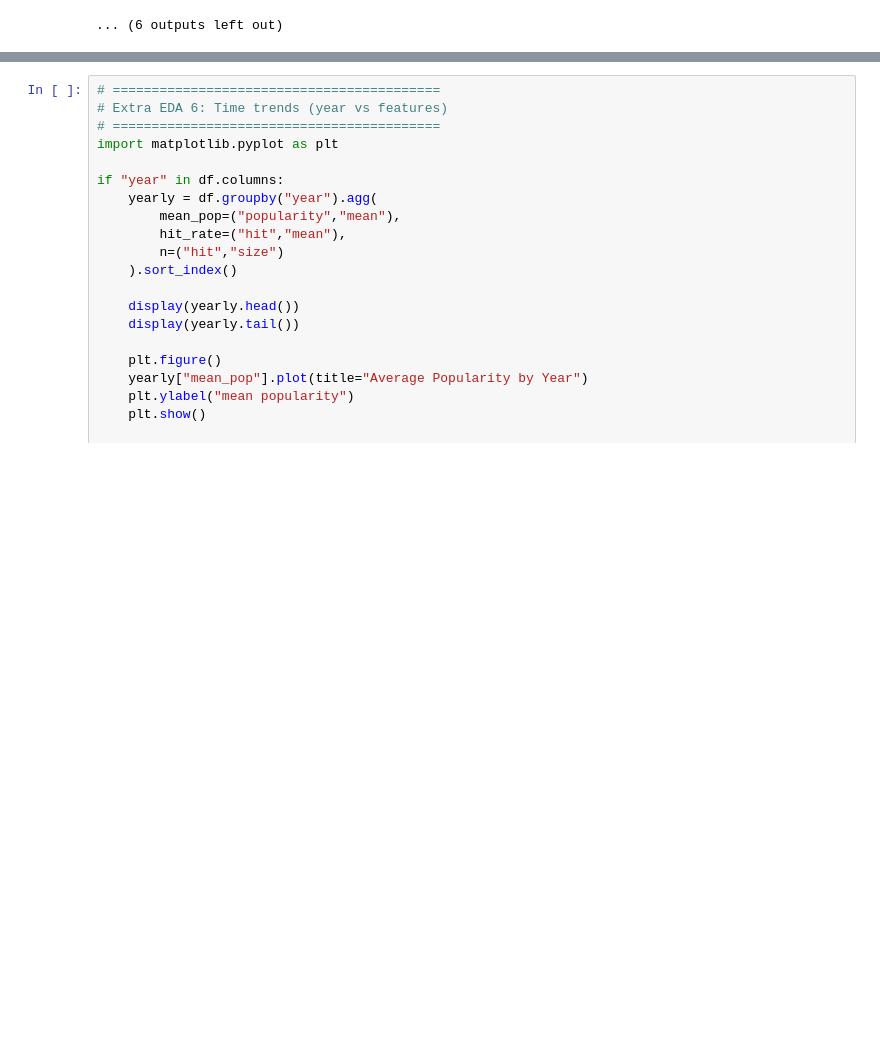
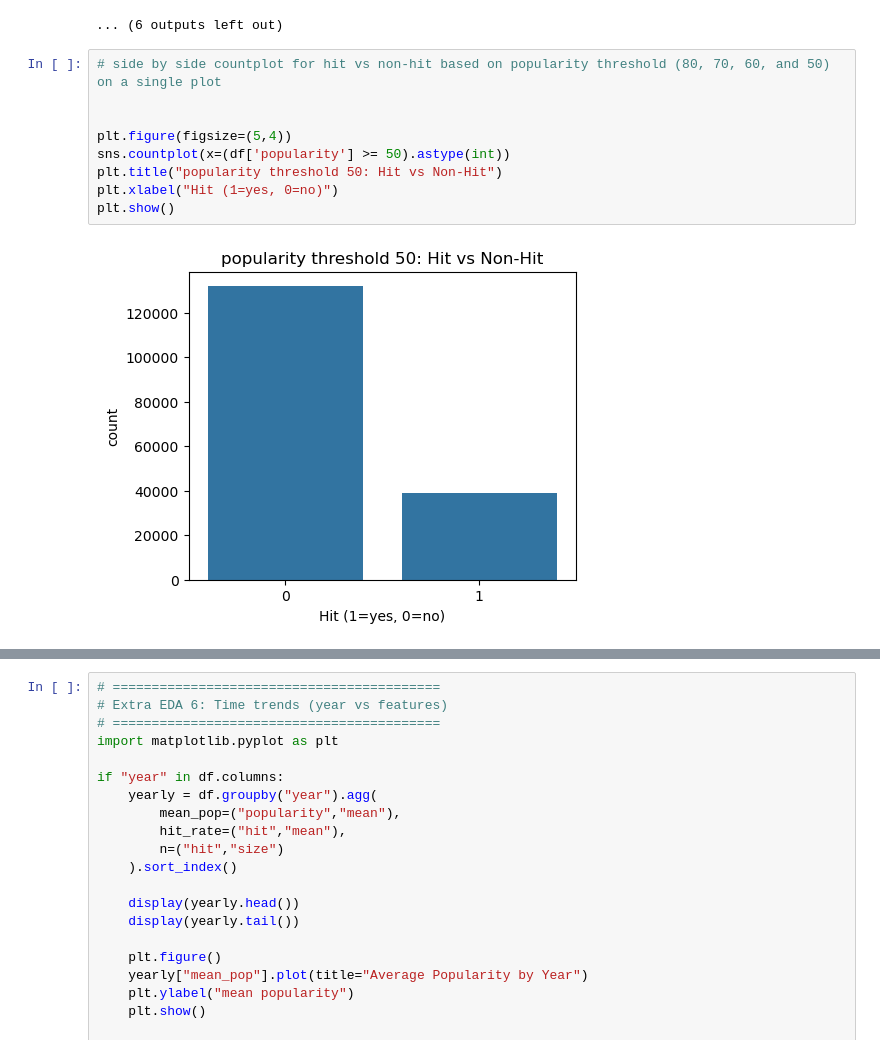
Before and after one commit to longhtt/Spotify-Hit-Song-ML-Prediction, a Jupyter notebook: Long_data_exploration.ipynb, the cells around one changed output, grey strips where cells are left out. Drawn from its saved outputs; the diff is of its cells as text; blank space fills up the shorter version.

```diff
--- a/Long_data_exploration.ipynb
+++ b/Long_data_exploration.ipynb
@@ -347,3 +347,14 @@ Key numeric columns found: ['popularity', 'duration_ms', 'tempo', 'loudness', 'e
 [figure]
 [figure]
 ... (6 outputs left out)
+# %%
+# side by side countplot for hit vs non-hit based on popularity threshold (80, 70, 60, and 50) on a single plot
+
+
+plt.figure(figsize=(5,4))
+sns.countplot(x=(df['popularity'] >= 50).astype(int))
+plt.title("popularity threshold 50: Hit vs Non-Hit")
+plt.xlabel("Hit (1=yes, 0=no)")
+plt.show()
+# %% [output]
+[figure, added]
```
Also changed, not shown: parts of 12 cells of this notebook, 2 other files.
